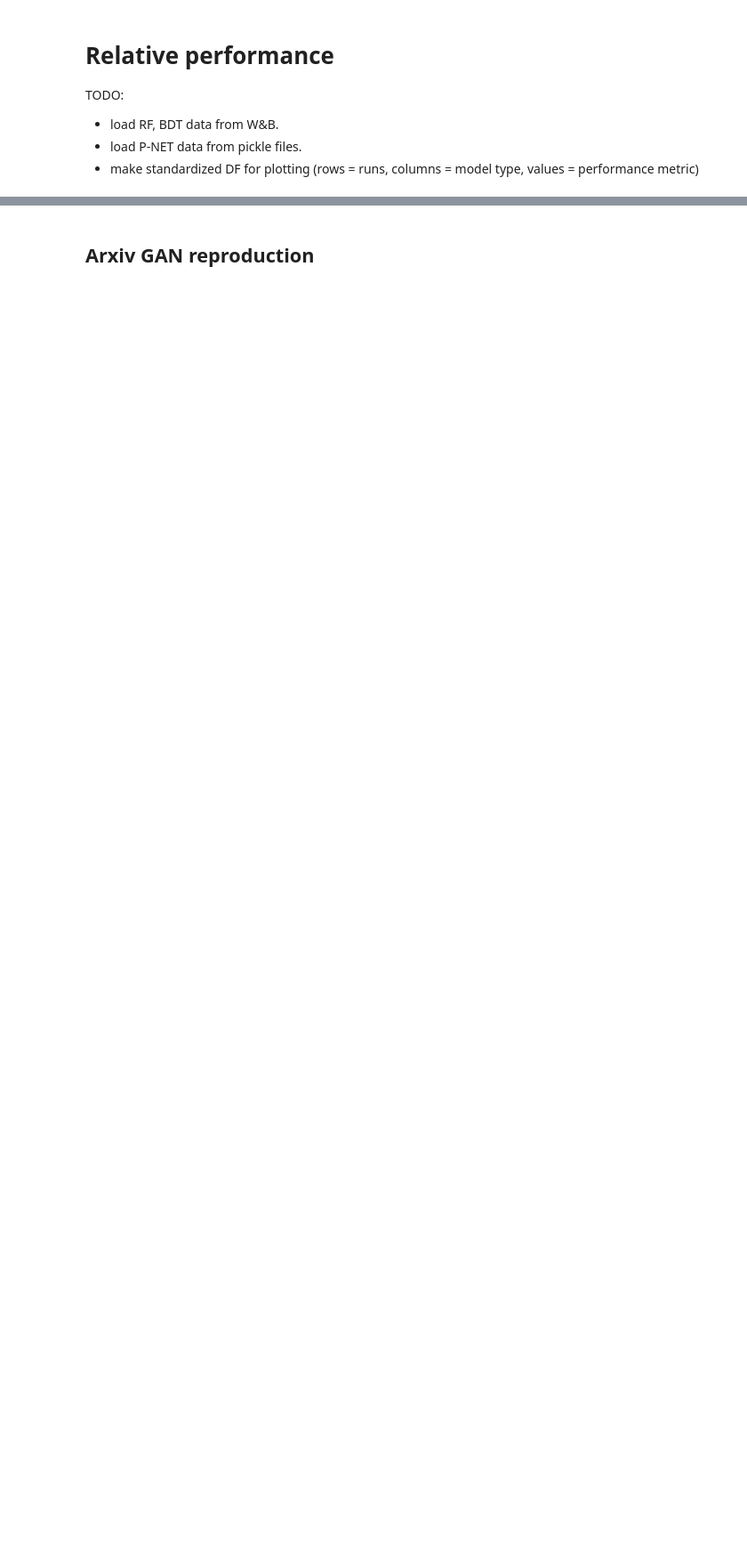
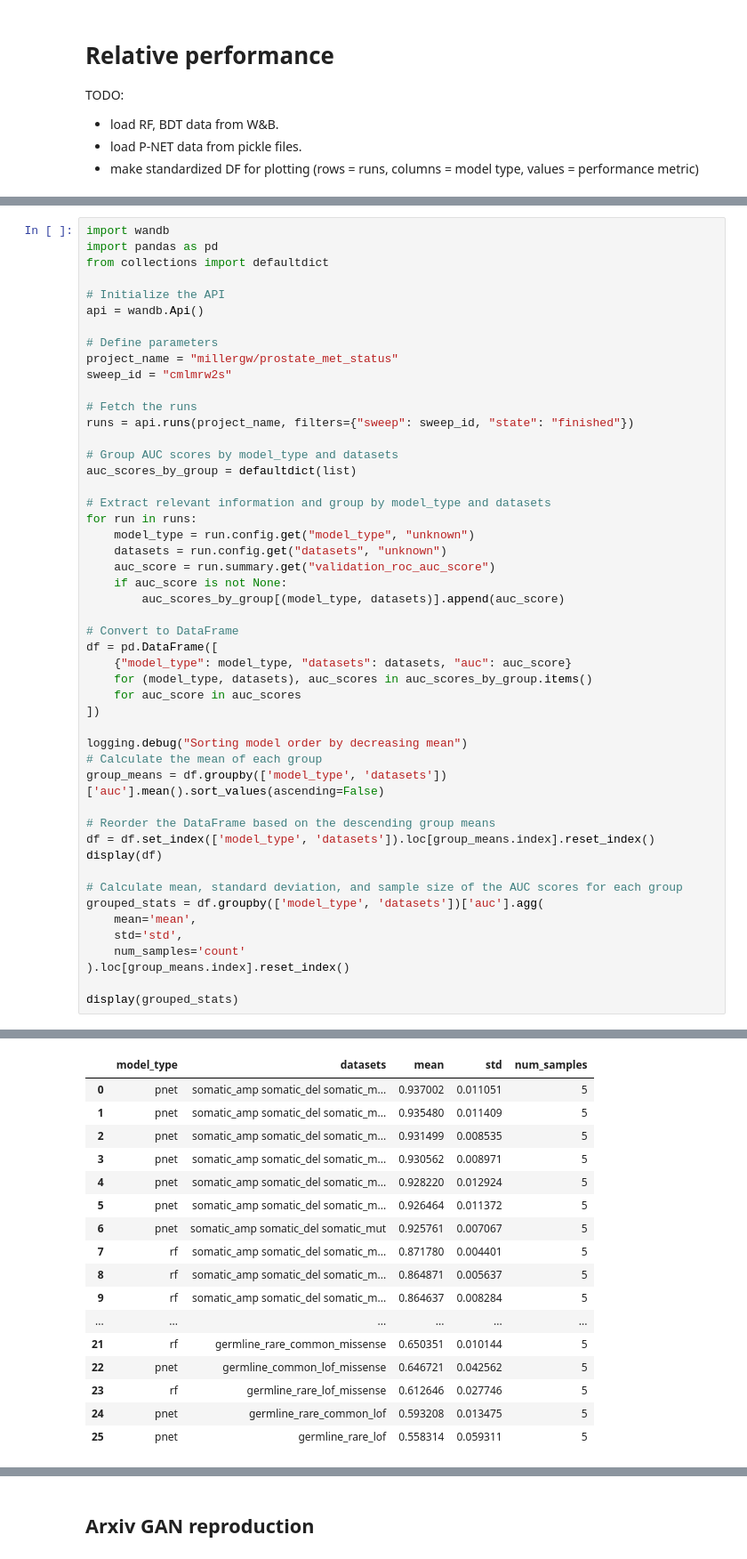
Before and after one commit to millergw/pnet, a Jupyter notebook: src/stability_and_performance_analysis.ipynb, the cells around one changed output, grey strips where cells are left out. Shown at 89% size. Cells and saved outputs as stored; diff of their text form; blank space fills up the shorter version.

```diff
--- a/src/stability_and_performance_analysis.ipynb
+++ b/src/stability_and_performance_analysis.ipynb
@@ -47,0 +64,50 @@ TODO:
+# %%
+import wandb
+import pandas as pd
+from collections import defaultdict
+
+# Initialize the API
+api = wandb.Api()
+
+# Define parameters
+project_name = "millergw/prostate_met_status"
+sweep_id = "cmlmrw2s"
+
+# Fetch the runs
+runs = api.runs(project_name, filters={"sweep": sweep_id, "state": "finished"})
+
+# Group AUC scores by model_type and datasets
+auc_scores_by_group = defaultdict(list)
+
+# Extract relevant information and group by model_type and datasets
+for run in runs:
+    model_type = run.config.get("model_type", "unknown")
+    datasets = run.config.get("datasets", "unknown")
+    auc_score = run.summary.get("validation_roc_auc_score")
+    if auc_score is not None:
+        auc_scores_by_group[(model_type, datasets)].append(auc_score)
+
+# Convert to DataFrame
+df = pd.DataFrame([
+    {"model_type": model_type, "datasets": datasets, "auc": auc_score}
+    for (model_type, datasets), auc_scores in auc_scores_by_group.items()
+    for auc_score in auc_scores
+])
+
+logging.debug("Sorting model order by decreasing mean")
+# Calculate the mean of each group
+group_means = df.groupby(['model_type', 'datasets'])['auc'].mean().sort_values(ascending=False)
+
+# Reorder the DataFrame based on the descending group means
+df = df.set_index(['model_type', 'datasets']).loc[group_means.index].reset_index()
+display(df)
+
+# Calculate mean, standard deviation, and sample size of the AUC scores for each group
+grouped_stats = df.groupby(['model_type', 'datasets'])['auc'].agg(
+    mean='mean',
+    std='std',
+    num_samples='count'
+).loc[group_means.index].reset_index()
+
+display(grouped_stats)
+# %% [output]
@@ -47,0 +127,17 @@ TODO:
+|  | model_type | datasets | mean | std | num_samples |
+| 0 | pnet | somatic_amp somatic_del somatic_m... | 0.937002 | 0.011051 | 5 |
+| 1 | pnet | somatic_amp somatic_del somatic_m... | 0.935480 | 0.011409 | 5 |
+| 2 | pnet | somatic_amp somatic_del somatic_m... | 0.931499 | 0.008535 | 5 |
+| 3 | pnet | somatic_amp somatic_del somatic_m... | 0.930562 | 0.008971 | 5 |
+| 4 | pnet | somatic_amp somatic_del somatic_m... | 0.928220 | 0.012924 | 5 |
+| 5 | pnet | somatic_amp somatic_del somatic_m... | 0.926464 | 0.011372 | 5 |
+| 6 | pnet | somatic_amp somatic_del somatic_mut | 0.925761 | 0.007067 | 5 |
+| 7 | rf | somatic_amp somatic_del somatic_m... | 0.871780 | 0.004401 | 5 |
+| 8 | rf | somatic_amp somatic_del somatic_m... | 0.864871 | 0.005637 | 5 |
+| 9 | rf | somatic_amp somatic_del somatic_m... | 0.864637 | 0.008284 | 5 |
+| ... | ... | ... | ... | ... | ... |
+| 21 | rf | germline_rare_common_missense | 0.650351 | 0.010144 | 5 |
+| 22 | pnet | germline_common_lof_missense | 0.646721 | 0.042562 | 5 |
+| 23 | rf | germline_rare_lof_missense | 0.612646 | 0.027746 | 5 |
+| 24 | pnet | germline_rare_common_lof | 0.593208 | 0.013475 | 5 |
+| 25 | pnet | germline_rare_lof | 0.558314 | 0.059311 | 5 |
```
Also changed, not shown: parts of 30 cells of this notebook, 1 other file.
